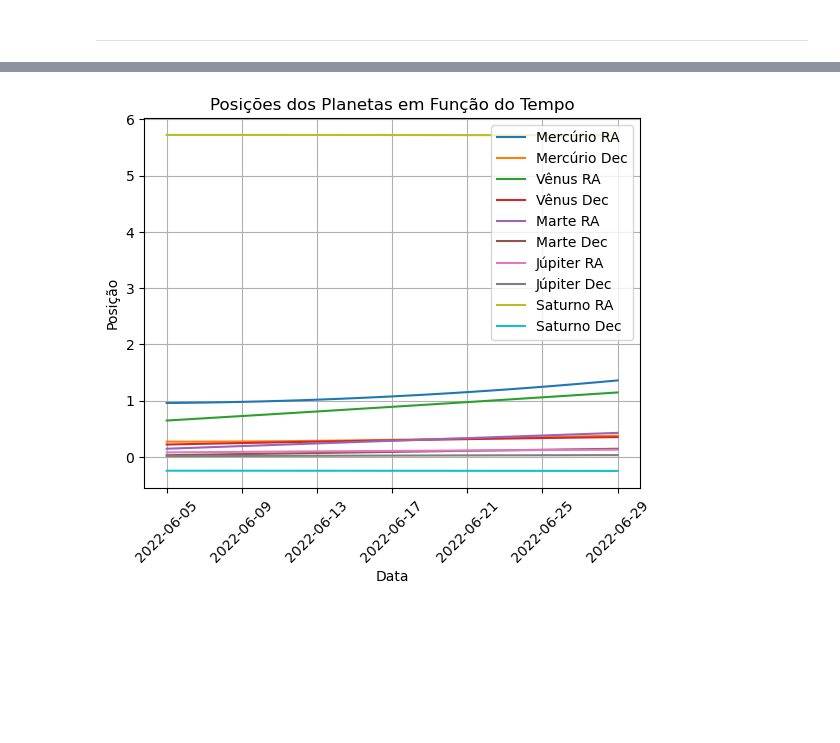
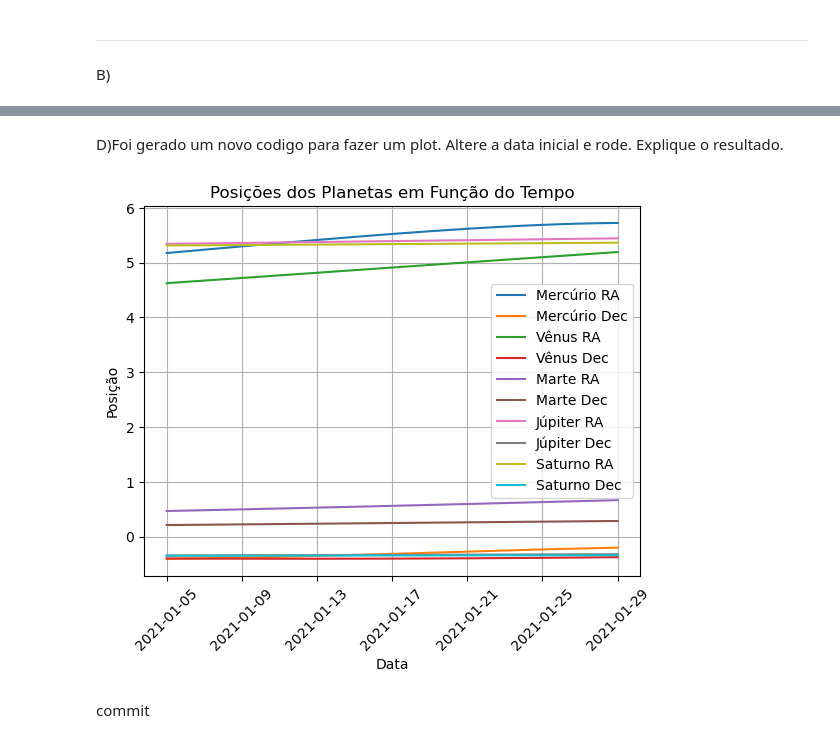
Before and after one commit to aragaoiberis/atv2, a Jupyter notebook: AV2.ipynb, the cells around one changed output, grey strips where cells are left out. Saved outputs shown, nothing was run; the diff lists cells and outputs as text; code cells hidden in the pictures; blank space fills up the shorter version.

```diff
--- a/AV2.ipynb
+++ b/AV2.ipynb
@@ -67,12 +82,16 @@ NameError: name 'ephem' is not defined
 A primeira linha mostra a data de hoje. As linhas restantes mostram, para cada um dos planetas, a posição do corpo utilizando o sistema equatorial de coordenadas. O primeiro argumento da dupla fornece o valor da ascenção e reta e o segundo fornece a declinação. *i. e.* a distância angular  de objeto, para o leste, ao longo da linha do equador, e a distância angular perpendicular ao equador
 # %% [markdown]
 ---
+# %% [markdown]
+B)
 # %% [markdown]
 ![fluxograma1a.png](attachment:fluxograma1a.png)
+# %% [markdown]
+D)Foi gerado um novo codigo para fazer um plot. Altere a data inicial e rode. Explique o resultado.
 # %%
 # Define as datas iniciais e finais
-start_date = datetime(2022, 6, 5)
-end_date = datetime(2023, 7, 30)
+start_date = datetime(2021, 1, 5)
+end_date = datetime(2021, 1, 30)
 num_days = (end_date - start_date).days
 
 # Cria as listas para armazenar as posições dos planetas
@@ -119,31 +138,33 @@ for _ in range(num_days):
 plt.plot(dates, mercury_ra, label='Mercúrio RA')
 plt.plot(dates, mercury_dec, label='Mercúrio Dec')
 
 # Cria o gráfico de Vênus
 plt.plot(dates, venus_ra, label='Vênus RA')
 plt.plot(dates, venus_dec, label='Vênus Dec')
 
 # Cria o gráfico de Marte
 plt.plot(dates, mars_ra, label='Marte RA')
 plt.plot(dates, mars_dec, label='Marte Dec')
 
 # Cria o gráfico de Júpiter
 plt.plot(dates, jupiter_ra, label='Júpiter RA')
 plt.plot(dates, jupiter_dec, label='Júpiter Dec')
 
 # Cria o gráfico de Saturno
 plt.plot(dates, saturn_ra, label='Saturno RA')
 plt.plot(dates, saturn_dec, label='Saturno Dec')
 
 # Configurações do gráfico
 plt.xlabel('Data')
 plt.ylabel('Posição')
 plt.title('Posições dos Planetas em Função do Tempo')
 plt.legend()
 plt.xticks(rotation=45)
 plt.grid(True)
 
 # Mostra o gráfico
 plt.show()
 # %% [output]
-[figure, old version]
+[figure, new version]
+# %% [markdown]
+commit
```
Also changed, not shown: parts of 1 cell of this notebook.
